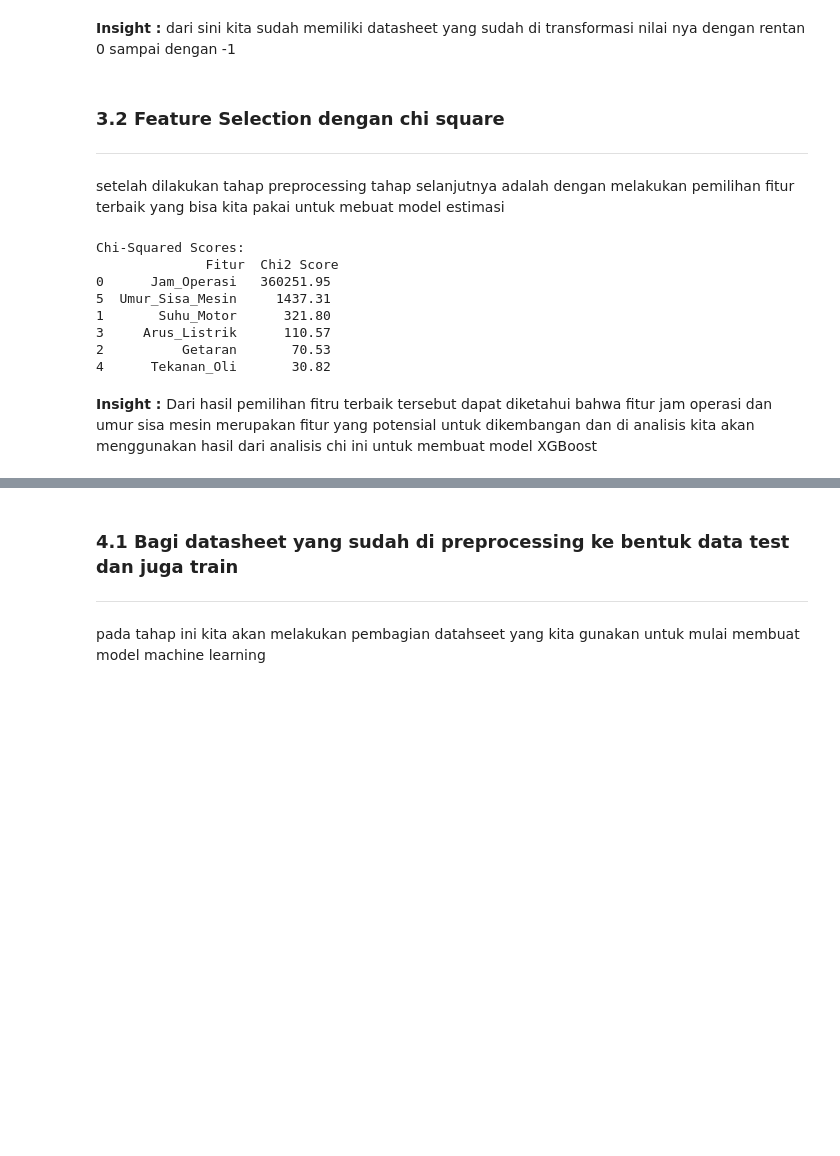
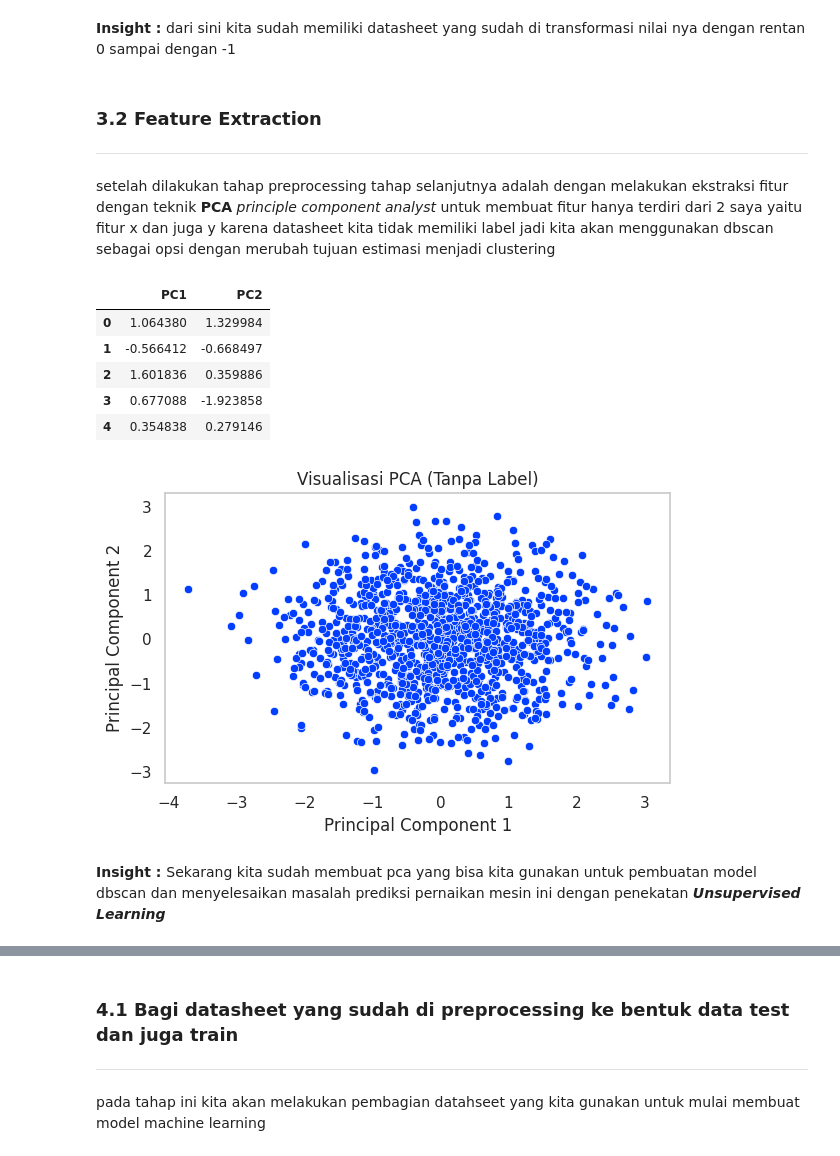
Before and after one commit to BlackBox-Ops/prediksi-estimasi-perbaikan-mesin, a Jupyter notebook: DS Series Prediksi dan Estimasi Perbaikan Mesin.ipynb, the cells around one changed output, grey strips where cells are left out. Saved outputs shown, nothing was run; the diff lists cells and outputs as text; code cells hidden in the pictures; blank space fills up the shorter version.

```diff
--- a/DS Series Prediksi dan Estimasi Perbaikan Mesin.ipynb
+++ b/DS Series Prediksi dan Estimasi Perbaikan Mesin.ipynb
@@ -759,30 +759,43 @@ print(scaled_df.head())
 <b>Insight :</b>
 dari sini kita sudah memiliki datasheet yang sudah di transformasi nilai nya dengan rentan 0 sampai dengan -1
 # %% [markdown]
-### 3.2 Feature Selection dengan chi square
+### 3.2 Feature Extraction
 ---
-setelah dilakukan tahap preprocessing tahap selanjutnya adalah dengan melakukan pemilihan fitur terbaik  yang bisa kita pakai untuk mebuat model estimasi
+setelah dilakukan tahap preprocessing tahap selanjutnya adalah dengan melakukan ekstraksi fitur dengan teknik **PCA** *principle component analyst* untuk membuat fitur hanya terdiri dari 2 saya yaitu fitur x dan juga y karena datasheet kita tidak memiliki label jadi kita akan menggunakan dbscan sebagai opsi dengan merubah tujuan estimasi menjadi clustering
 # %%
-from sklearn.feature_selection import chi2, SelectKBest
+from sklearn.decomposition import PCA
 
-X = df_cleaned[features].astype(int)
-y = df_cleaned['Umur_Sisa_Mesin'].astype(int)
+pca = PCA(n_components=2)
+X_pca = pca.fit_transform(X_scaled)
 
-chi_selector = SelectKBest(score_func=chi2, k='all')
-chi_selector.fit(X,y)
-chi_scores = pd.DataFrame({'Fitur': features, 'Chi2 Score': chi_selector.scores_}).sort_values(by='Chi2 Score', ascending=False).round(2)
+# 4. Buat DataFrame dari hasil PCA
+df_pca = pd.DataFrame(data=X_pca, columns=['PC1', 'PC2'])
+# df_pca.index = df_cleaned.index  # Jaga indeks tetap sama
 
-print("\nChi-Squared Scores:\n", chi_scores)
+# Tambahkan kolom asli (opsional, buat eksplorasi)
+# df_pca = pd.concat([df_pca, df_cleaned[fitur]], axis=1)
+
+# Tampilkan beberapa baris
+df_pca.head()
 # %% [output]
-Chi-Squared Scores:
-              Fitur  Chi2 Score
-0      Jam_Operasi   360251.95
-5  Umur_Sisa_Mesin     1437.31
-1       Suhu_Motor      321.80
-3     Arus_Listrik      110.57
-2          Getaran       70.53
-4      Tekanan_Oli       30.82
+|  | PC1 | PC2 |
+| 0 | 1.064380 | 1.329984 |
+| 1 | -0.566412 | -0.668497 |
+| 2 | 1.601836 | 0.359886 |
+| 3 | 0.677088 | -1.923858 |
+| 4 | 0.354838 | 0.279146 |
+# %%
+plt.figure(figsize=(6,4))
+sns.scatterplot(data=df_pca, x='PC1', y='PC2')
+plt.title('Visualisasi PCA (Tanpa Label)')
+plt.xlabel('Principal Component 1')
+plt.ylabel('Principal Component 2')
+plt.grid(False)
+plt.tight_layout()
+plt.show()
+# %% [output]
+[figure, added]
 # %% [markdown]
 <b>Insight : </b>
-Dari hasil pemilihan fitru terbaik tersebut dapat diketahui bahwa fitur jam operasi dan umur sisa mesin merupakan fitur yang potensial untuk dikembangan dan di analisis kita akan menggunakan hasil dari analisis chi ini untuk membuat model XGBoost
+Sekarang kita sudah membuat pca yang bisa kita gunakan untuk pembuatan model dbscan dan menyelesaikan masalah prediksi pernaikan mesin ini dengan penekatan ***Unsupervised Learning***
 # %% [markdown]
```
Also changed, not shown: parts of 8 cells of this notebook.
